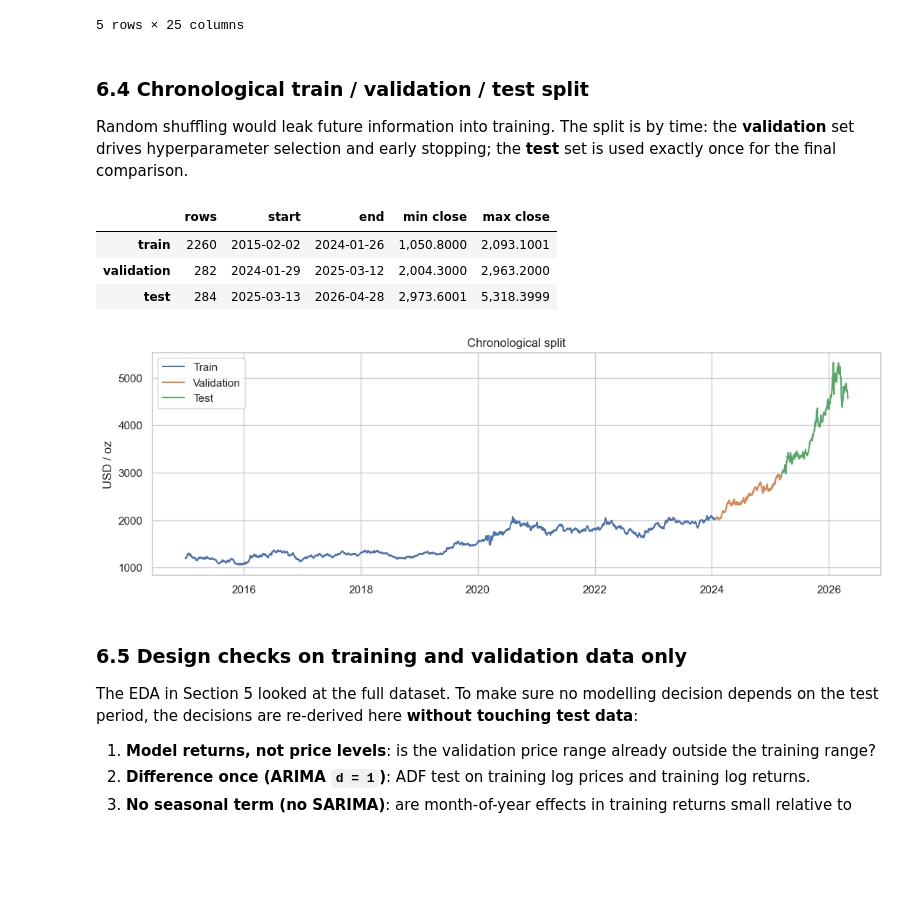
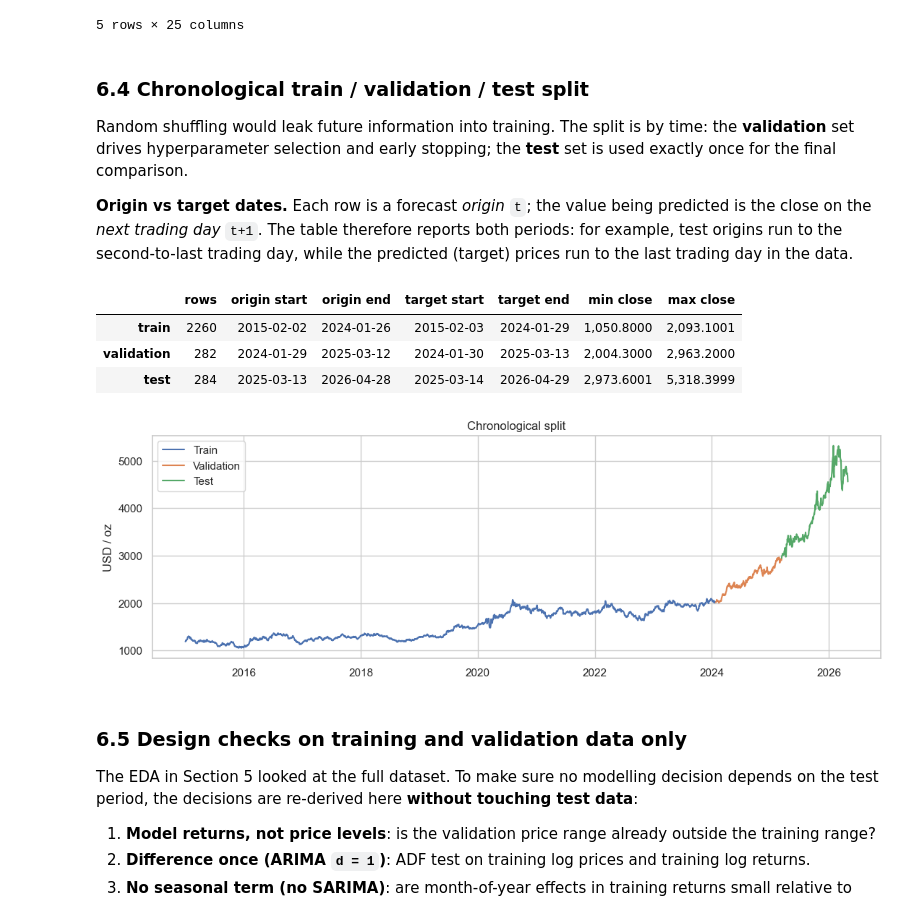
Before and after one commit to LouSens/gold-price-forecast-arima-lstm, a Jupyter notebook: notebooks/gold_price_forecasting.ipynb, the cells around one changed output. Cells and saved outputs as stored; diff of their text form; code cells hidden in the pictures; blank space fills up the shorter version.

```diff
--- a/notebooks/gold_price_forecasting.ipynb
+++ b/notebooks/gold_price_forecasting.ipynb
@@ -86,10 +87,12 @@ torch.backends.cudnn.benchmark = False
 
 PROJECT_ROOT = Path.cwd().parent if Path.cwd().name == "notebooks" else Path.cwd()
 DATA_FILE = PROJECT_ROOT / "data" / "raw" / "xauusd_daily.csv"
+PROCESSED_DIR = PROJECT_ROOT / "data" / "processed"
 FIG_DIR = PROJECT_ROOT / "reports" / "figures"
 RESULTS_DIR = PROJECT_ROOT / "results"
 MODELS_DIR = PROJECT_ROOT / "models"
-for d in (DATA_FILE.parent, FIG_DIR, RESULTS_DIR, MODELS_DIR):
+# Create every output directory up front so the notebook runs in a fresh environment.
+for d in (DATA_FILE.parent, PROCESSED_DIR, FIG_DIR, RESULTS_DIR, MODELS_DIR):
     d.mkdir(parents=True, exist_ok=True)
 
 DEVICE = "cuda" if torch.cuda.is_available() else "cpu"
@@ -490,30 +495,37 @@ Supervised frame: 2,826 rows, 22 features
 Random shuffling would leak future information into training. The split is by time:
 the **validation** set drives hyperparameter selection and early stopping; the **test** set is used exactly once for
 the final comparison.
+
+**Origin vs target dates.** Each row is a forecast *origin* `t`; the value being predicted is the close on the
+*next trading day* `t+1`. The table therefore reports both periods: for example, test origins run to the second-to-last
+trading day, while the predicted (target) prices run to the last trading day in the data.
 # %%
 n = len(frame)
 n_train, n_val = int(n * TRAIN_FRAC), int(n * VAL_FRAC)
 train, val, test = frame.iloc[:n_train], frame.iloc[n_train:n_train + n_val], frame.iloc[n_train + n_val:]
+next_trading_day = lambda d: df.index[df.index.get_loc(d) + 1]
 split_info = pd.DataFrame({
     "rows": [len(train), len(val), len(test)],
-    "start": [s.index[0].date() for s in (train, val, test)],
-    "end": [s.index[-1].date() for s in (train, val, test)],
+    "origin start": [s.index[0].date() for s in (train, val, test)],
+    "origin end": [s.index[-1].date() for s in (train, val, test)],
+    "target start": [next_trading_day(s.index[0]).date() for s in (train, val, test)],
+    "target end": [next_trading_day(s.index[-1]).date() for s in (train, val, test)],
     "min close": [s["close"].min() for s in (train, val, test)],
     "max close": [s["close"].max() for s in (train, val, test)],
 }, index=["train", "validation", "test"])
 display(split_info)
 
 fig, ax = plt.subplots(figsize=(13, 4))
 ax.plot(df["Close"].loc[:train.index[-1]], label="Train")
 ax.plot(df["Close"].loc[train.index[-1]:val.index[-1]], label="Validation")
 ax.plot(df["Close"].loc[val.index[-1]:], label="Test")
 ax.set_title("Chronological split"); ax.set_ylabel("USD / oz"); ax.legend()
 save_fig(fig, "05_split.png")
 # %% [output]
-|  | rows | start | end | min close | max close |
-| train | 2260 | 2015-02-02 | 2024-01-26 | 1,050.8000 | 2,093.1001 |
-| validation | 282 | 2024-01-29 | 2025-03-12 | 2,004.3000 | 2,963.2000 |
-| test | 284 | 2025-03-13 | 2026-04-28 | 2,973.6001 | 5,318.3999 |
+|  | rows | origin start | origin end | target start | target end | min close | max close |
+| train | 2260 | 2015-02-02 | 2024-01-26 | 2015-02-03 | 2024-01-29 | 1,050.8000 | 2,093.1001 |
+| validation | 282 | 2024-01-29 | 2025-03-12 | 2024-01-30 | 2025-03-13 | 2,004.3000 | 2,963.2000 |
+| test | 284 | 2025-03-13 | 2026-04-28 | 2025-03-14 | 2026-04-29 | 2,973.6001 | 5,318.3999 |
 [figure]
 # %% [markdown]
 ### 6.5 Design checks on training and validation data only
```
Also changed, not shown: parts of 13 cells of this notebook, 3 other files.
